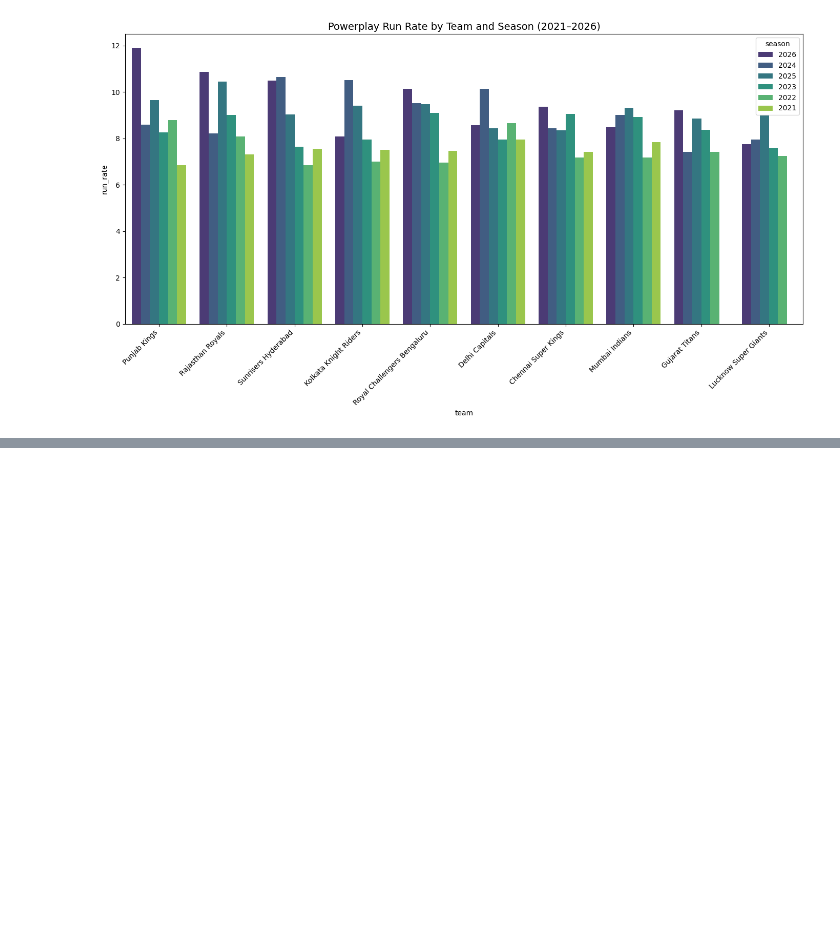
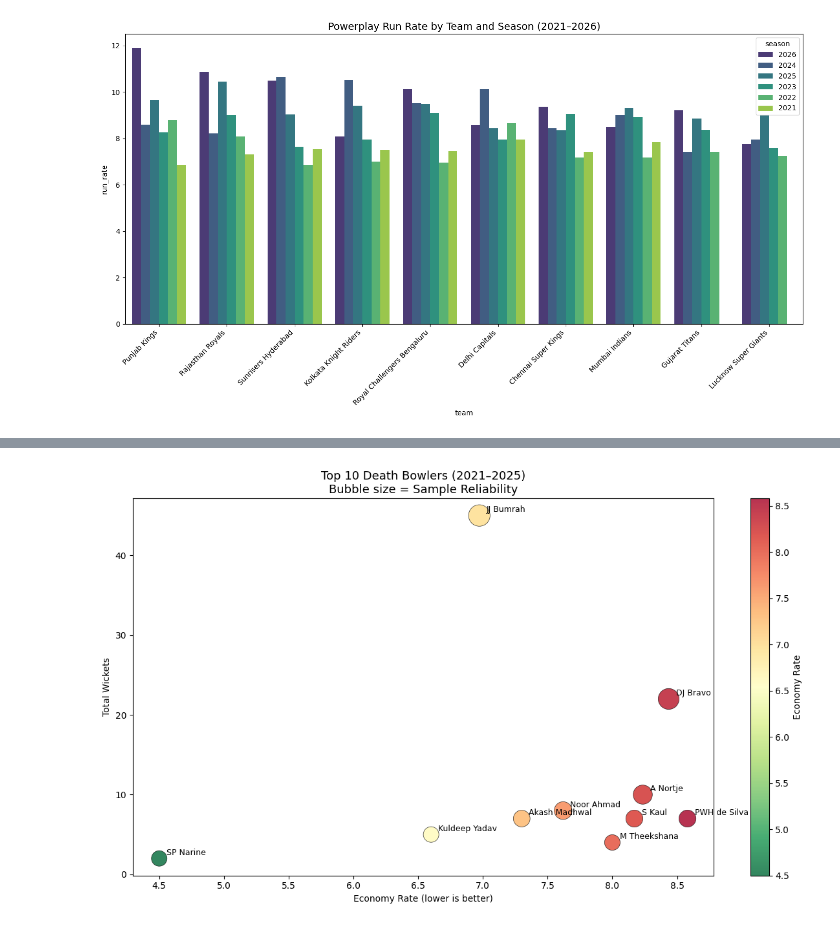
Before and after one commit to Krishna-OO3/ipl-analytics, a Jupyter notebook: notebooks/exploration.ipynb, the cells around one changed output, grey strips where cells are left out. Saved outputs shown, nothing was run; the diff lists cells and outputs as text; code cells hidden in the pictures; blank space fills up the shorter version.

```diff
--- a/notebooks/exploration.ipynb
+++ b/notebooks/exploration.ipynb
@@ -91,0 +201,37 @@ plt.show()
+# %%
+# Top 10 by economy — exclude 2026 for fairness
+df_top10 = df_death[df_death['season'] != '2026'].groupby('bowler').agg(
+    economy=('economy', 'mean'),
+    wickets=('wickets', 'sum'),
+    sample_reliability=('sample_reliability', 'mean')
+).reset_index().sort_values('economy').head(10)
+
+plt.figure(figsize=(12, 7))
+scatter = plt.scatter(
+    df_top10['economy'].values,
+    df_top10['wickets'].values,
+    s=df_top10['sample_reliability'].values.astype(float) * 300,
+    c=df_top10['economy'].values.astype(float),
+    cmap='RdYlGn_r',
+    alpha=0.8,
+    edgecolors='black',
+    linewidths=0.5
+)
+
+for _, row in df_top10.iterrows():
+    plt.annotate(
+        row['bowler'],
+        (row['economy'], row['wickets']),
+        textcoords='offset points',
+        xytext=(8, 4),
+        fontsize=9
+    )
+
+plt.colorbar(scatter, label='Economy Rate')
+plt.xlabel('Economy Rate (lower is better)')
+plt.ylabel('Total Wickets')
+plt.title('Top 10 Death Bowlers (2021–2025)\nBubble size = Sample Reliability', fontsize=13)
+plt.tight_layout()
+plt.show()
+# %% [output]
+[figure, added]
```
Also changed, not shown: parts of 3 cells of this notebook, 2 other files.
